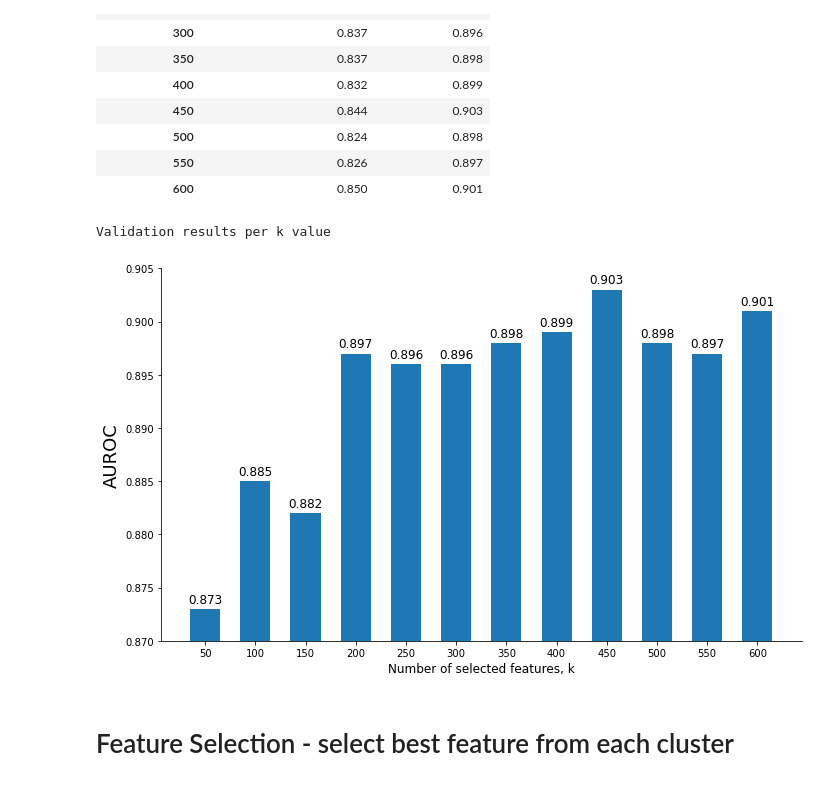
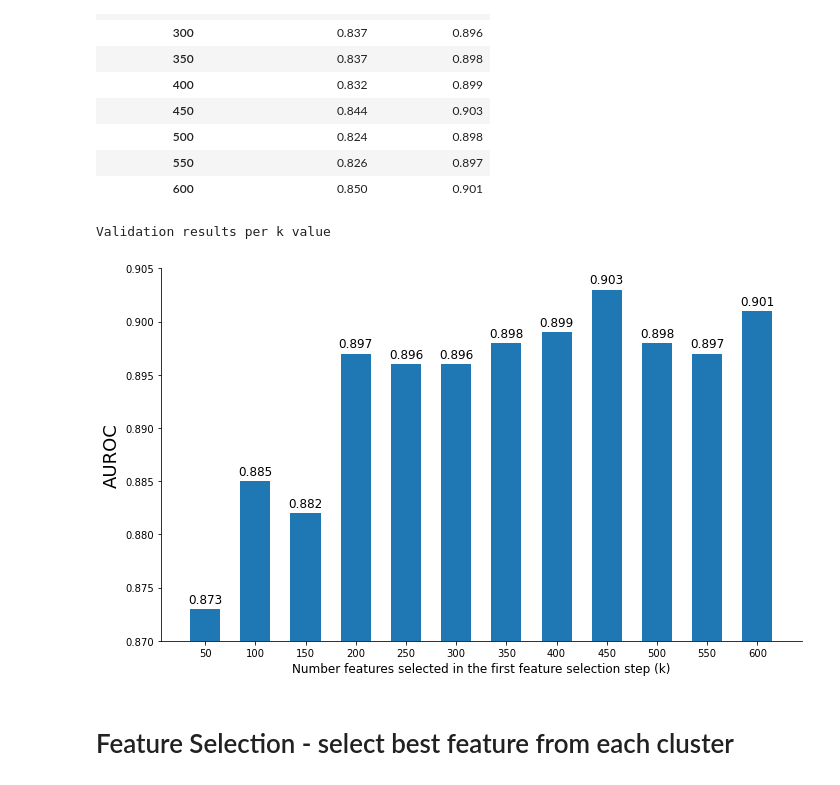
Before and after one commit to shakedna1/wspc_rep, a Jupyter notebook: Notebooks/WSPC_train_pipeline.ipynb, the cells around one changed output. Cells and saved outputs as stored; diff of their text form; code cells hidden in the pictures.

Commit message:
Update labels in figures

```diff
--- a/Notebooks/WSPC_train_pipeline.ipynb
+++ b/Notebooks/WSPC_train_pipeline.ipynb
@@ -127,13 +127,13 @@ kvals_df
 # %%
 print('Validation results per k value')
 
 fig_path = figs_output / 'feat_selection_k.pdf'
 
 fs_dict = dict(zip(list(kvals_df.index), list(kvals_df['mean_test_roc_auc'])))
-create_barplots(fs_dict, width=30, x_label='Number of selected features, k', y_label=AUROC, out_path=fig_path, round_by=3, bar_label_font_size=12)
+create_barplots(fs_dict, width=30, x_label='Number features selected in the first feature selection step (k)', y_label=AUROC, out_path=fig_path, round_by=3, bar_label_font_size=12)
 # %% [output]
 Validation results per k value
-[figure, old version]
+[figure, new version]
 # %% [markdown]
 # Feature Selection - select best feature from each cluster
 # %%
```
Also changed, not shown: parts of 1 cell of this notebook, 2 other files.
